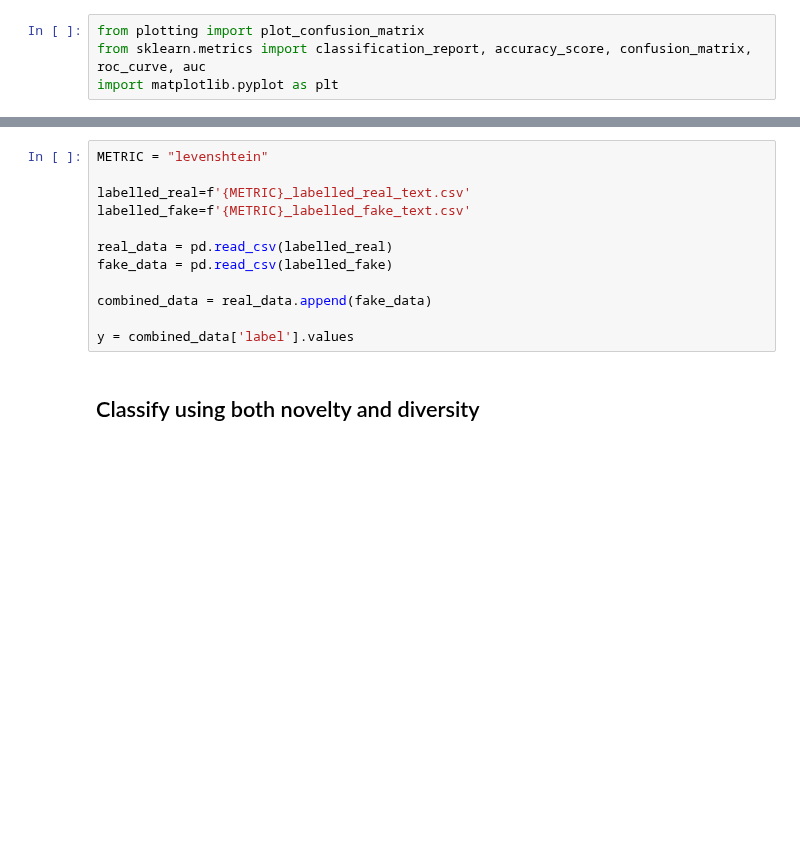
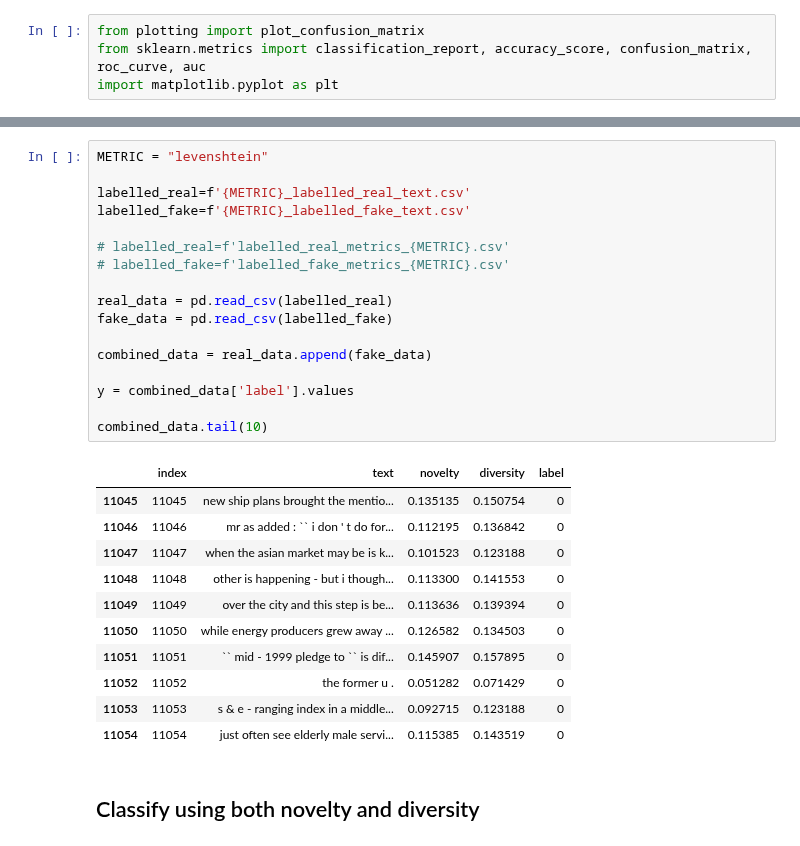
Before and after one commit to debashishc/classification-real-fake-text, a Jupyter notebook: analysis_levenshtein/Levenshtein_Classifier.ipynb, the cells around one changed output, grey strips where cells are left out. Saved outputs shown, nothing was run; the diff lists cells and outputs as text; blank space fills up the shorter version.

Commit message:
Added papers, more analysis on metrics

```diff
--- a/analysis_levenshtein/Levenshtein_Classifier.ipynb
+++ b/analysis_levenshtein/Levenshtein_Classifier.ipynb
@@ -61,15 +65,32 @@ def plot_roc_curve(test_labels, y_preds):
 # %%
 METRIC = "levenshtein"
 
 labelled_real=f'{METRIC}_labelled_real_text.csv'
 labelled_fake=f'{METRIC}_labelled_fake_text.csv'
+
+# labelled_real=f'labelled_real_metrics_{METRIC}.csv'
+# labelled_fake=f'labelled_fake_metrics_{METRIC}.csv'
 
 real_data = pd.read_csv(labelled_real)
 fake_data = pd.read_csv(labelled_fake)
 
 combined_data = real_data.append(fake_data)
 
 y = combined_data['label'].values
+
+combined_data.tail(10)
+# %% [output]
+|  | index | text | novelty | diversity | label |
+| 11045 | 11045 | new ship plans brought the mentio... | 0.135135 | 0.150754 | 0 |
+| 11046 | 11046 | mr as added : `` i don ' t do for... | 0.112195 | 0.136842 | 0 |
+| 11047 | 11047 | when the asian market may be is k... | 0.101523 | 0.123188 | 0 |
+| 11048 | 11048 | other is happening - but i though... | 0.113300 | 0.141553 | 0 |
+| 11049 | 11049 | over the city and this step is be... | 0.113636 | 0.139394 | 0 |
+| 11050 | 11050 | while energy producers grew away ... | 0.126582 | 0.134503 | 0 |
+| 11051 | 11051 | `` mid - 1999 pledge to `` is dif... | 0.145907 | 0.157895 | 0 |
+| 11052 | 11052 | the former u . | 0.051282 | 0.071429 | 0 |
+| 11053 | 11053 | s & e - ranging index in a middle... | 0.092715 | 0.123188 | 0 |
+| 11054 | 11054 | just often see elderly male servi... | 0.115385 | 0.143519 | 0 |
 # %% [markdown]
 ## Classify using both novelty and diversity
 # %%
```
Also changed, not shown: parts of 5 cells of this notebook, 22 other files.
